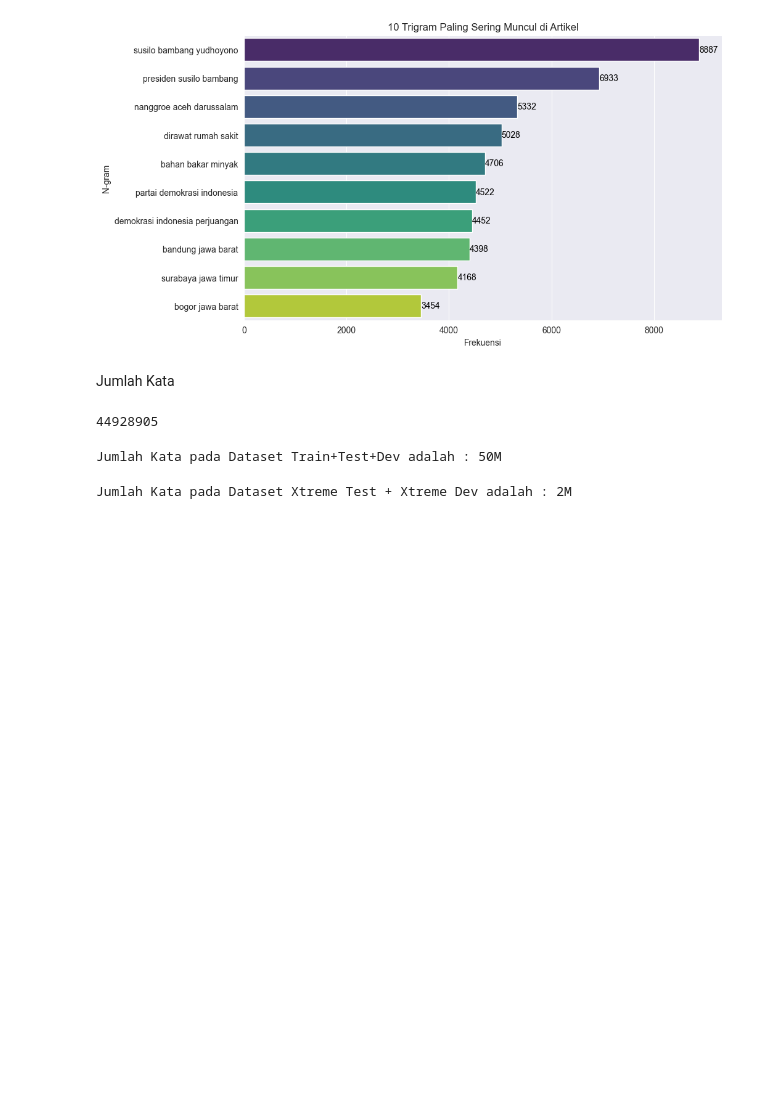
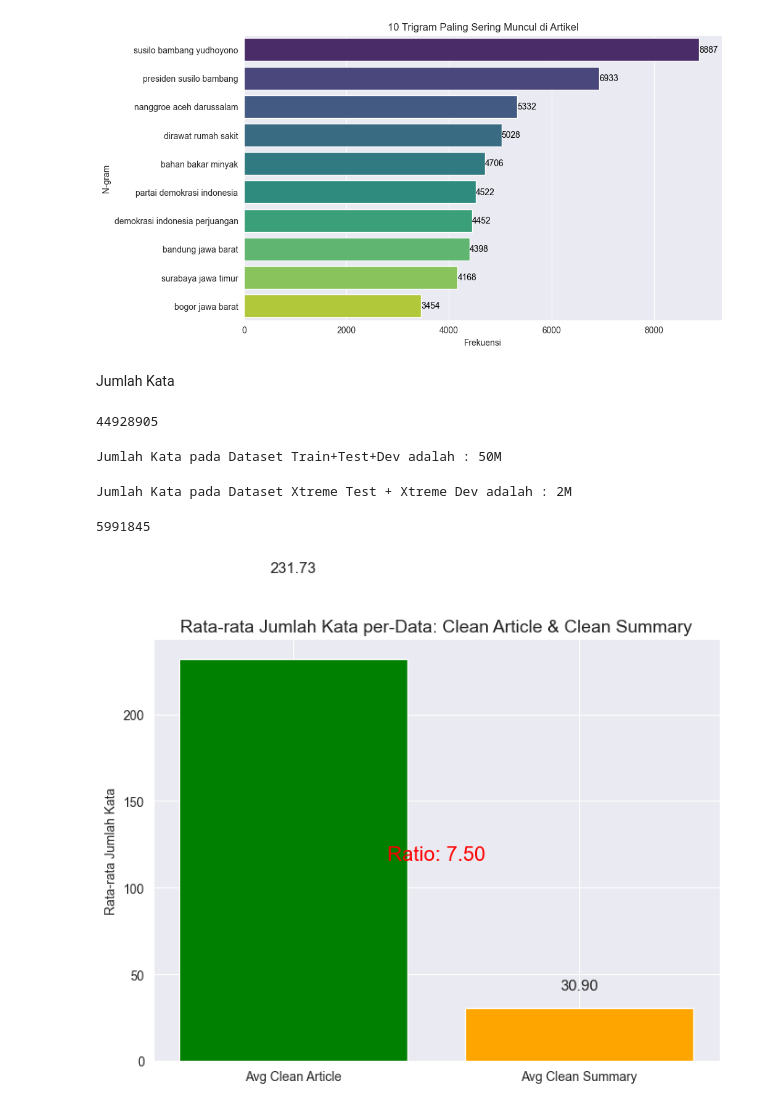
Before and after one commit to rowjak/text-summarization-liputan6, a Jupyter notebook: Text Summarization - 2. EDA.ipynb, the cells around one changed output. Saved outputs shown, nothing was run; the diff lists cells and outputs as text; code cells hidden in the pictures; blank space fills up the shorter version.

Commit message:
add rasio, jumlah total kata

```diff
--- a/Text Summarization - 2. EDA.ipynb
+++ b/Text Summarization - 2. EDA.ipynb
@@ -168,3 +168,38 @@ total_words_million_xtreme = round(all_total_xtreme / 1_000_000)
 print(f'Jumlah Kata pada Dataset Xtreme Test + Xtreme Dev adalah : {total_words_million_xtreme}M')
 # %% [output]
 Jumlah Kata pada Dataset Xtreme Test + Xtreme Dev adalah : 2M
+# %%
+total_words_summary = df_used['ext_clean_summary'].apply(count_words).sum()
+# %%
+total_words_summary
+# %% [output]
+5991845
+# %%
+jumlah_data = df_used.shape[0]
+
+avg_article_words = total_words / jumlah_data
+avg_summary_words = total_words_summary / jumlah_data
+
+# Menghitung rasio rata-rata antara article dan summary
+ratio_avg = avg_article_words / avg_summary_words
+
+# Membuat bar chart untuk visualisasi rata-rata kata per data
+import matplotlib.pyplot as plt
+plt.figure(figsize=(8, 6))
+categories = ['Avg Clean Article', 'Avg Clean Summary']
+word_counts = [avg_article_words, avg_summary_words]
+plt.bar(categories, word_counts, color=['green', 'orange'])
+
+# Menambahkan teks jumlah kata dan rasio
+plt.text(0, avg_article_words + 50, f'{avg_article_words:.2f}', ha='center', fontsize=12)
+plt.text(1, avg_summary_words + 10, f'{avg_summary_words:.2f}', ha='center', fontsize=12)
+plt.text(0.5, avg_article_words/2, f'Ratio: {ratio_avg:.2f}', ha='center', fontsize=16, color='red')
+
+# Menambahkan judul dan label
+plt.title('Rata-rata Jumlah Kata per-Data: Clean Article & Clean Summary', fontsize=14)
+plt.ylabel('Rata-rata Jumlah Kata')
+
+# Menampilkan plot
+plt.show()
+# %% [output]
+[figure, added]
```
Also changed, not shown: 2 other files.
